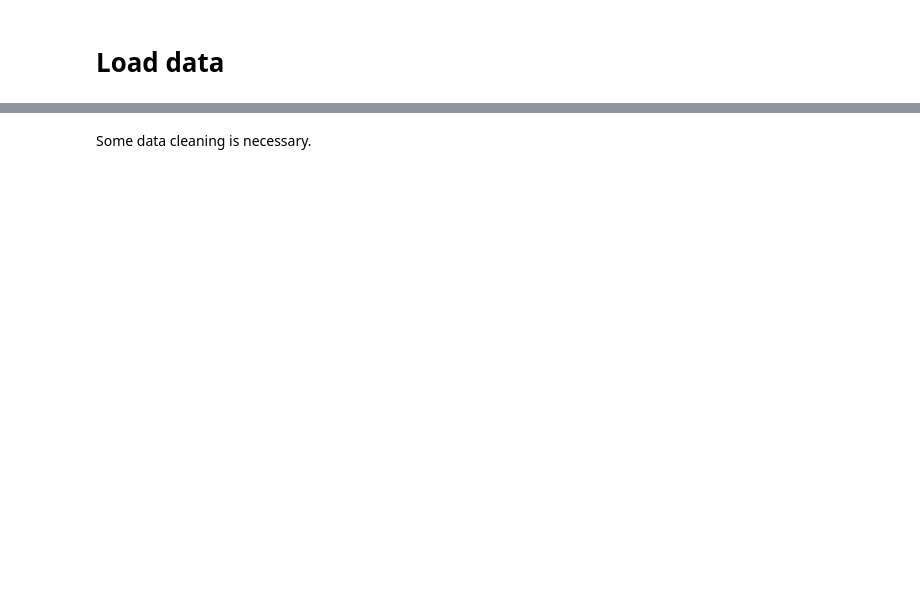
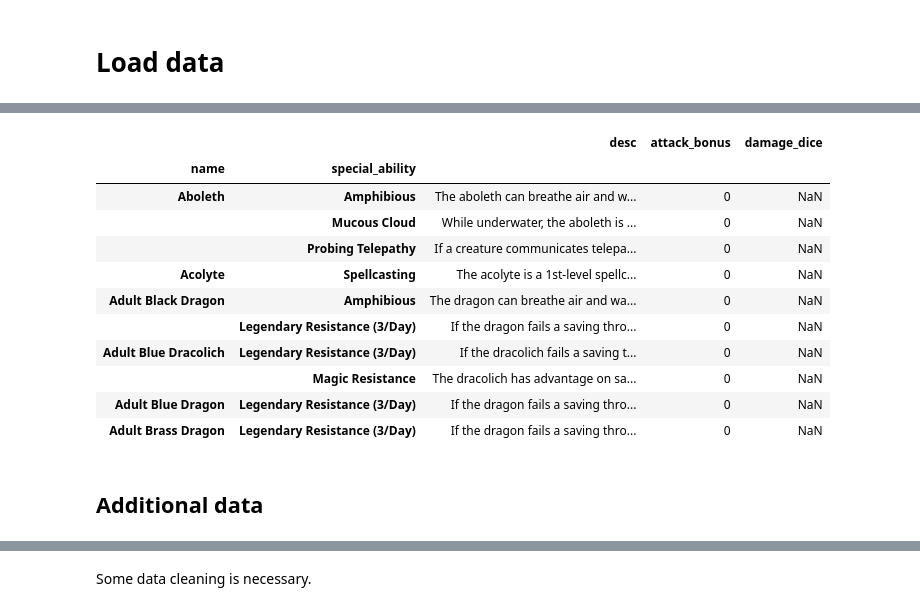
Before and after one commit to wisygig/cr, a Jupyter notebook: Text data.ipynb, the cells around one changed output, grey strips where cells are left out. Saved outputs shown, nothing was run; the diff lists cells and outputs as text; code cells hidden in the pictures; blank space fills up the shorter version.

```diff
--- a/Text data.ipynb
+++ b/Text data.ipynb
@@ -6,3 +34,28 @@ import pandas as pd
+# %%
+def make_special_abilities_df(x):
+    df = pd.DataFrame(x.iloc[0], columns=['name', 'desc', 'attack_bonus', 'damage_dice'])
+    df = df.rename(index=str, columns={'name':'special_ability'})
+    df = df.set_index(['special_ability'])
+    return df
+
+special_abilities_df = monster_df.special_abilities.groupby('name').apply(make_special_abilities_df)
+# %%
+special_abilities_df.head(10)
+# %% [output]
+|  |  | desc | attack_bonus | damage_dice |
+| name | special_ability |  |  |  |
+| Aboleth | Amphibious | The aboleth can breathe air and w... | 0 | NaN |
+|  | Mucous Cloud | While underwater, the aboleth is ... | 0 | NaN |
+|  | Probing Telepathy | If a creature communicates telepa... | 0 | NaN |
+| Acolyte | Spellcasting | The acolyte is a 1st-level spellc... | 0 | NaN |
+| Adult Black Dragon | Amphibious | The dragon can breathe air and wa... | 0 | NaN |
+|  | Legendary Resistance (3/Day) | If the dragon fails a saving thro... | 0 | NaN |
+| Adult Blue Dracolich | Legendary Resistance (3/Day) | If the dracolich fails a saving t... | 0 | NaN |
+|  | Magic Resistance | The dracolich has advantage on sa... | 0 | NaN |
+| Adult Blue Dragon | Legendary Resistance (3/Day) | If the dragon fails a saving thro... | 0 | NaN |
+| Adult Brass Dragon | Legendary Resistance (3/Day) | If the dragon fails a saving thro... | 0 | NaN |
+# %% [markdown]
+## Additional data
 # %%
 import requests
 
```
Also changed, not shown: parts of 21 cells of this notebook, 1 other file.
